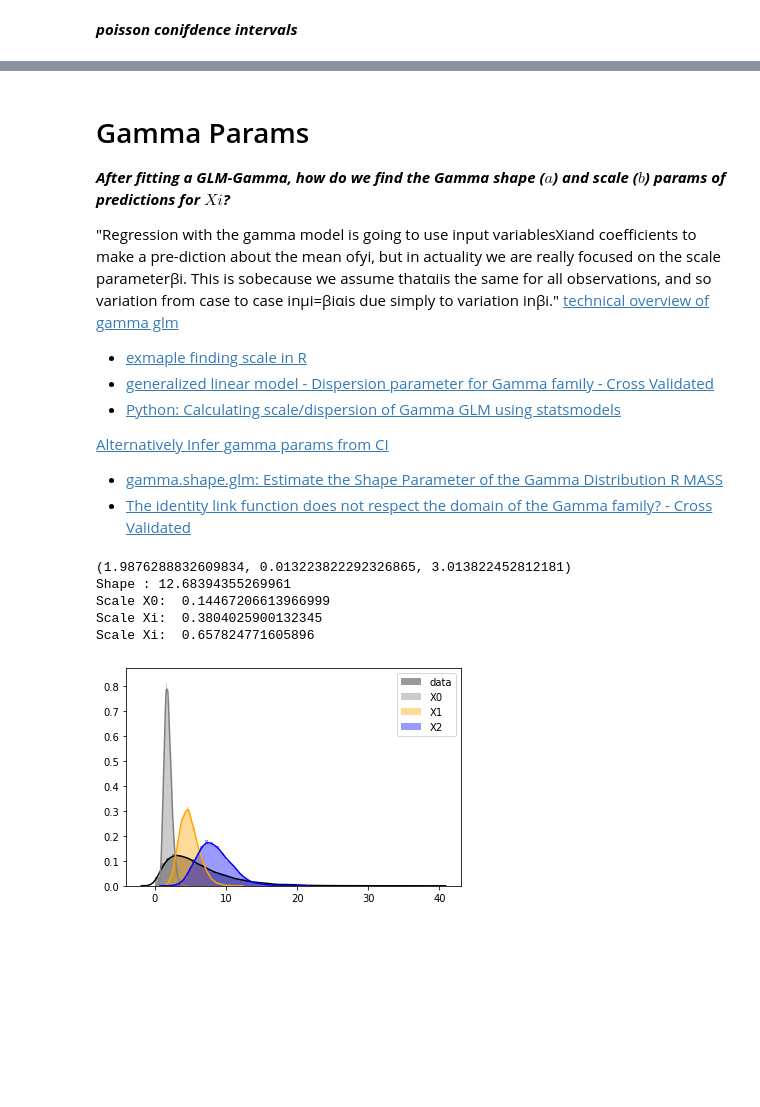
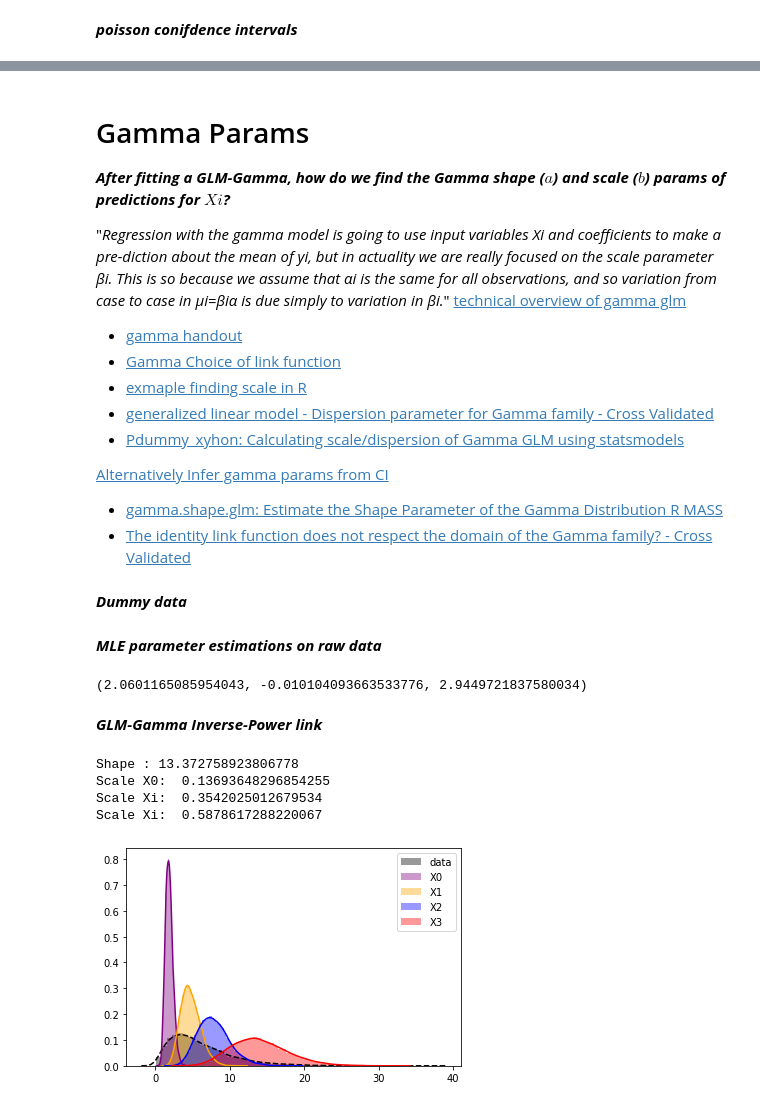
Before and after one commit to bpostance/learn_data_science, a Jupyter notebook: Risk/02-FrequencySeverity-auto.ipynb, the cells around one changed output, grey strips where cells are left out. Drawn from its saved outputs; the diff is of its cells as text; code cells hidden in the pictures; blank space fills up the shorter version.

```diff
--- a/Risk/02-FrequencySeverity-auto.ipynb
+++ b/Risk/02-FrequencySeverity-auto.ipynb
@@ -307,11 +307,13 @@ t.summary_frame(alpha=0.001)[:2]
 # Gamma Params
 ***After fitting a GLM-Gamma, how do we find the Gamma shape ($a$) and scale ($b$) params of predictions for $Xi$?***
 
-"Regression with the gamma model is going to use input variablesXiand coefficients to make a pre-diction about the mean ofyi, but in actuality we are really focused on the scale parameterβi.  This is sobecause we assume thatαiis the same for all observations, and so variation from case to case inμi=βiαis due simply to variation inβi." [technical overview of gamma glm](https://pj.freefaculty.org/guides/stat/Regression-GLM/Gamma/GammaGLM-01.pdf)
+"*Regression with the gamma model is going to use input variables Xi and coefficients to make a pre-diction about the mean of yi, but in actuality we are really focused on the scale parameter βi.  This is so because we assume that αi is the same for all observations, and so variation from case to case in μi=βiα is due simply to variation in βi.*" [technical overview of gamma glm](https://pj.freefaculty.org/guides/stat/Regression-GLM/Gamma/GammaGLM-01.pdf)
 
+- [gamma handout](https://pj.freefaculty.org/guides/stat/Distributions/DistributionWriteups/Gamma/Gamma-02.pdf)
+- [Gamma Choice of link function](http://people.stat.sfu.ca/~raltman/stat402/402L26.pdf)
 - [exmaple finding scale in R](https://stat.ethz.ch/pipermail/r-help/2011-July/283736.html)
 - [generalized linear model - Dispersion parameter for Gamma family - Cross Validated](https://stats.stackexchange.com/questions/247624/dispersion-parameter-for-gamma-family)
-- [Python: Calculating scale/dispersion of Gamma GLM using statsmodels](https://stackoverflow.com/questions/60215085/calculating-scale-dispersion-of-gamma-glm-using-statsmodels)
+- [Pdummy_xyhon: Calculating scale/dispersion of Gamma GLM using statsmodels](https://stackoverflow.com/questions/60215085/calculating-scale-dispersion-of-gamma-glm-using-statsmodels)
 
 
 [Alternatively Infer gamma params from CI](https://math.stackexchange.com/questions/2873763/is-it-possible-to-determine-shape-and-scale-for-a-gamma-distribution-from-a-mean?newreg=d61b4517cd304ecca335b8e69220bf0c)
@@ -322,64 +335,62 @@ t.summary_frame(alpha=0.001)[:2]
+# %% [markdown]
+***Dummy data***
+# %%
+# sim data
+#np.random.seed(1066)
+y = np.random.gamma(shape=2, scale=3, size=10_000)
+dummy_xy = pd.DataFrame({'Y':y,
+                         'category':pd.cut(pd.Series(y),bins=[0,3,7,10,5000],right=True,labels=[1,2,3,4]),
+                         'numerical':pd.Series(y * np.random.random(size=10000))
+                  })
+
+if dummy_xy.isnull().any().any():
+    print('Nulls')
+# %% [markdown]
+***MLE parameter estimations on raw data***
+# %%
+#### estimate params using MLE fit
+print(stats.gamma.fit(dummy_xy['Y']))
+# %% [output]
+(2.0601165085954043, -0.010104093663533776, 2.9449721837580034)
+# %% [markdown]
+***GLM-Gamma Inverse-Power link***
 # %%
-import os
-import pandas as pd
-import numpy as np
-from matplotlib import pyplot as plt
-import seaborn as sns
-
-from sklearn.model_selection import train_test_split
-from sklearn import metrics
-
-import statsmodels.api as sm
-import statsmodels.formula.api as smf
-from scipy import stats
-
-# sim data
-#np.random.seed(1066)
-y = np.random.gamma(shape=2, scale=3, size=10_000)
-yt = pd.DataFrame({'Y':y,
-                   'category':pd.cut(pd.Series(y),bins=[0,3,7,10,50],right=True,labels=[1,2,3,4]),
-                   'numerical':pd.Series(y * np.random.random(size=10000))
-                  })
-
-#### estimate params using MLE fit
-print(stats.gamma.fit(yt['Y']))
-
 ### Estimate scale (rate) using GLM-gamma with default inverse-power link
-g = smf.glm("Y ~ 1 + category + numerical", data=yt,family=sm.families.Gamma()).fit()
+glm = smf.glm("Y ~ 1 + category + numerical", data=dummy_xy,family=sm.families.Gamma())
+glm_fit = glm.fit()
 
 # shape is
-shape = 1/g.scale
+shape = 1/glm_fit.scale
 print('Shape :',shape)
 
 # Remeber we drop a reference category for modelling
 # For each categorical level
 # intercept scale is
-X0 = g.scale/g.params[0]
+X0 = glm_fit.scale/glm_fit.params[0]
 print('Scale X0: ',X0)
 
 
 # scale for each categorical value is
-X1 = g.scale/(g.params[0]+g.params[1])
+X1 = glm_fit.scale/(glm_fit.params[0]+glm_fit.params[1])
 print('Scale Xi: ',X1)
-X2 = g.scale/(g.params[0]+g.params[2])
+X2 = glm_fit.scale/(glm_fit.params[0]+glm_fit.params[2])
 print('Scale Xi: ',X2)
 
 # and for the numerical when
 # category = 2
 # numerical = max
-X3 = g.scale/(g.params[0]+g.params[2]+g.params['numerical']*yt['numerical'].max())
+X3 = glm_fit.scale/(glm_fit.params[0]+glm_fit.params[2]+glm_fit.params['numerical']*dummy_xy['numerical'].max())
 
 # plot
-sns.distplot(y,color='black',label='data')
-sns.distplot(np.random.gamma(shape=shape,scale=X0,size=10000),color='grey',label='X0')
+sns.distplot(y,color='black',label='data',kde_kws={'linestyle':'--'})
+sns.distplot(np.random.gamma(shape=shape,scale=X0,size=10000),color='purple',label='X0')
 sns.distplot(np.random.gamma(shape=shape,scale=X1,size=10000),color='orange',label='X1')
 sns.distplot(np.random.gamma(shape=shape,scale=X2,size=10000),color='blue',label='X2')
 sns.distplot(np.random.gamma(shape=shape,scale=X3,size=10000),color='red',label='X3')
 plt.legend();
 # %% [output]
-(1.9876288832609834, 0.013223822292326865, 3.013822452812181)
-Shape : 12.68394355269961
-Scale X0:  0.14467206613966999
-Scale Xi:  0.3804025900132345
-Scale Xi:  0.657824771605896
+Shape : 13.372758923806778
+Scale X0:  0.13693648296854255
+Scale Xi:  0.3542025012679534
+Scale Xi:  0.5878617288220067
-[figure, old version]
+[figure, new version]
```
Also changed, not shown: parts of 29 cells of this notebook.
